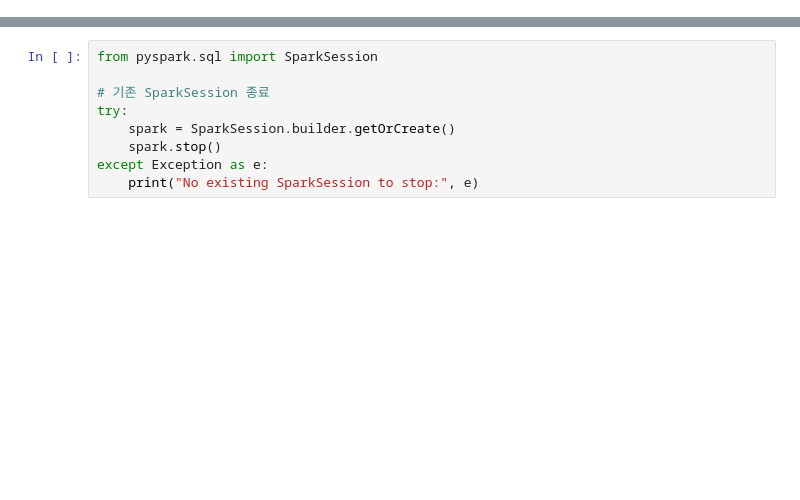
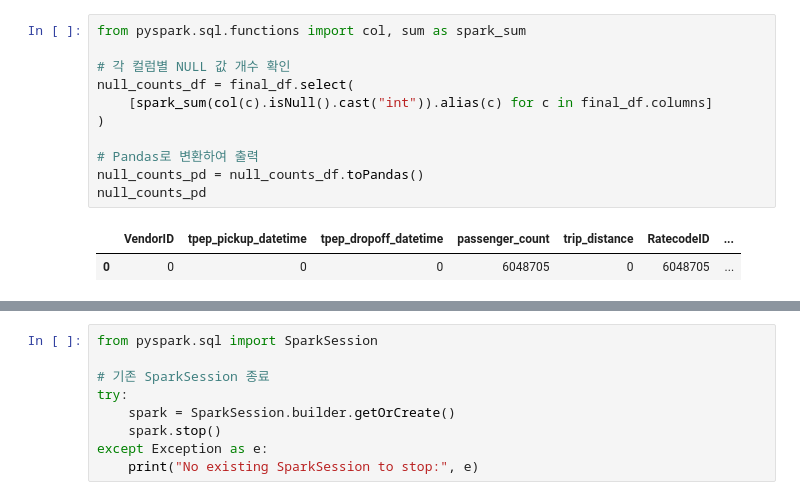
Before and after one commit to woosukYoon/softeer, a Jupyter notebook: 과제/M4/Untitled.ipynb, the cells around one changed output, grey strips where cells are left out. Cells and saved outputs as stored; diff of their text form; blank space fills up the shorter version.

```diff
--- a/과제/M4/Untitled.ipynb
+++ b/과제/M4/Untitled.ipynb
@@ -15,0 +78,14 @@ To adjust logging level use sc.setLogLevel(newLevel). For SparkR, use setLogLeve
+# %%
+from pyspark.sql.functions import col, sum as spark_sum
+
+# 각 컬럼별 NULL 값 개수 확인
+null_counts_df = final_df.select(
+    [spark_sum(col(c).isNull().cast("int")).alias(c) for c in final_df.columns]
+)
+
+# Pandas로 변환하여 출력
+null_counts_pd = null_counts_df.toPandas()
+null_counts_pd
+# %% [output]
+|  | VendorID | tpep_pickup_datetime | tpep_dropoff_datetime | passenger_count | trip_distance | RatecodeID | ... |
+| 0 | 0 | 0 | 0 | 6048705 | 0 | 6048705 | ... |
```
Also changed, not shown: parts of 27 cells of this notebook, 5 other files.
